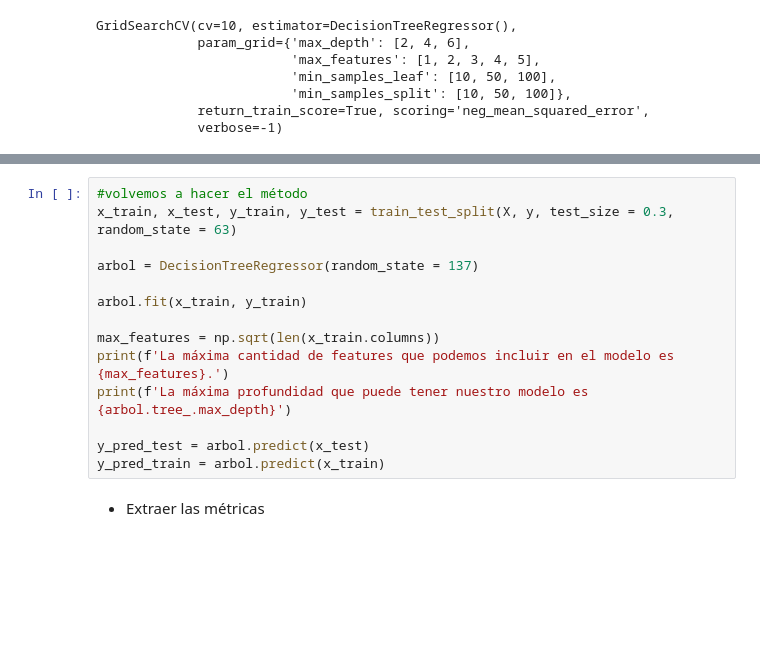
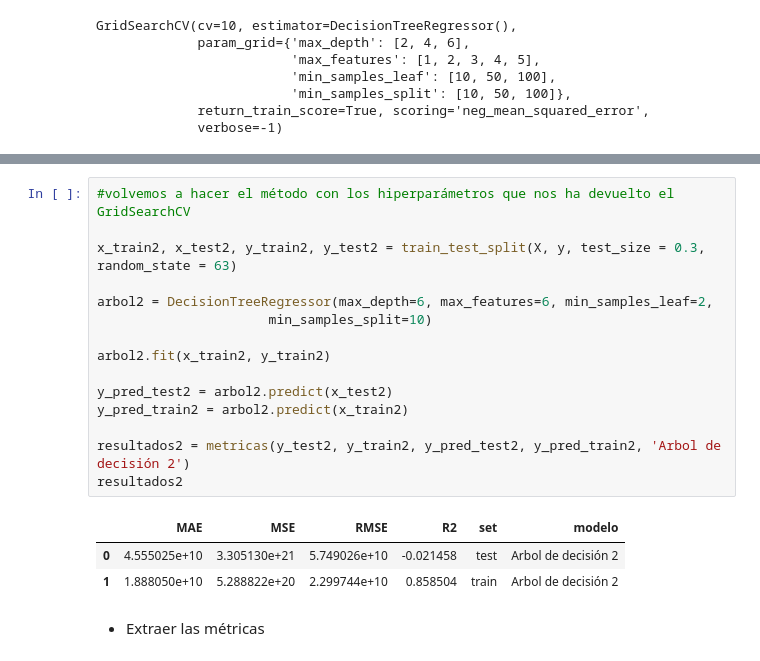
Before and after one commit to Adalab/promo-d-da-modulo3-sprint1-elisa-lidya, a Jupyter notebook: regresion-lineal/11-pair-regresion-lineal-decision-tree.ipynb, the cells around one changed output, grey strips where cells are left out. Drawn from its saved outputs; the diff is of its cells as text; blank space fills up the shorter version.

```diff
--- a/regresion-lineal/11-pair-regresion-lineal-decision-tree.ipynb
+++ b/regresion-lineal/11-pair-regresion-lineal-decision-tree.ipynb
@@ -153,18 +153,23 @@ DecisionTreeRegressor(max_depth=2, max_features=3, min_samples_leaf=5,
                       min_samples_split=10)
-# %%
-#volvemos a hacer el método
-x_train, x_test, y_train, y_test = train_test_split(X, y, test_size = 0.3, random_state = 63)
-
-arbol = DecisionTreeRegressor(random_state = 137)
-
-arbol.fit(x_train, y_train)
-
-max_features = np.sqrt(len(x_train.columns))
-print(f'La máxima cantidad de features que podemos incluir en el modelo es {max_features}.')
-print(f'La máxima profundidad que puede tener nuestro modelo es {arbol.tree_.max_depth}')
-
-y_pred_test = arbol.predict(x_test)
-y_pred_train = arbol.predict(x_train)
+# %%
+#volvemos a hacer el método con los hiperparámetros que nos ha devuelto el GridSearchCV
+
+x_train2, x_test2, y_train2, y_test2 = train_test_split(X, y, test_size = 0.3, random_state = 63)
+
+arbol2 = DecisionTreeRegressor(max_depth=6, max_features=6, min_samples_leaf=2,
+                      min_samples_split=10)
+
+arbol2.fit(x_train2, y_train2)
+
+y_pred_test2 = arbol2.predict(x_test2)
+y_pred_train2 = arbol2.predict(x_train2)
+
+resultados2 = metricas(y_test2, y_train2, y_pred_test2, y_pred_train2, 'Arbol de decisión 2')
+resultados2
+# %% [output]
+|  | MAE | MSE | RMSE | R2 | set | modelo |
+| 0 | 4.555025e+10 | 3.305130e+21 | 5.749026e+10 | -0.021458 | test | Arbol de decisión 2 |
+| 1 | 1.888050e+10 | 5.288822e+20 | 2.299744e+10 | 0.858504 | train | Arbol de decisión 2 |
 # %% [markdown]
  - Extraer las métricas
 # %% [markdown]
```
Also changed, not shown: parts of 6 cells of this notebook, 1 other file.
